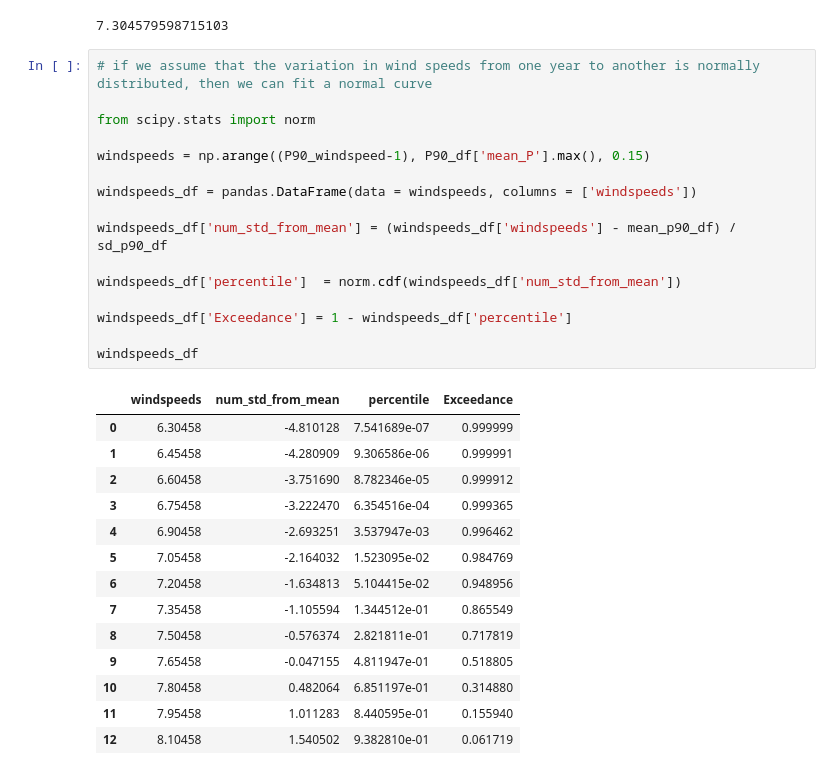
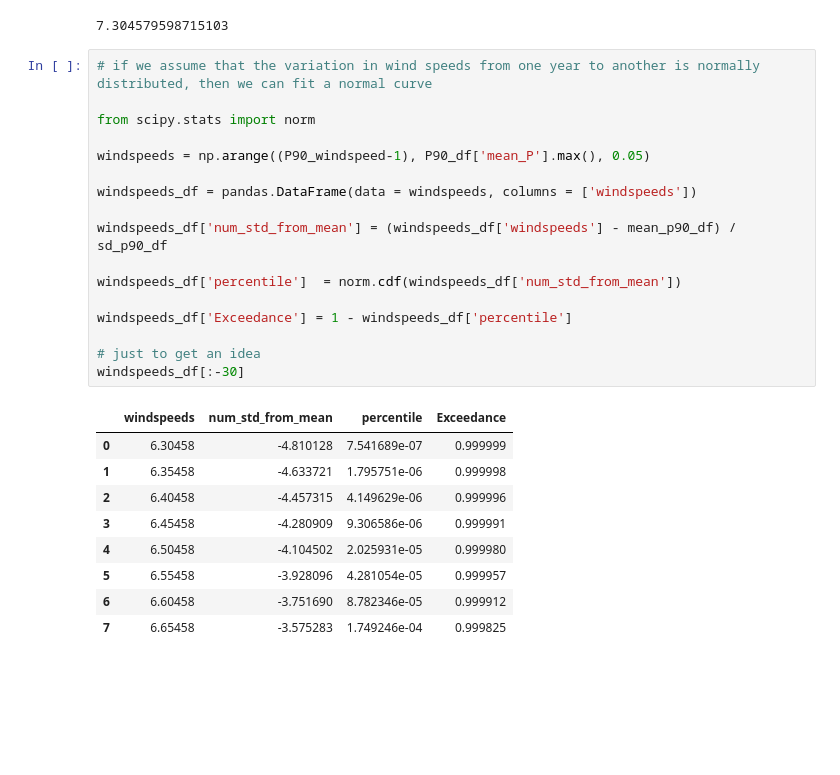
Before and after one commit to sofiagilardini/wind_energy_5, a Jupyter notebook: py3.ipynb, the cells around one changed output. Saved outputs shown, nothing was run; the diff lists cells and outputs as text; blank space fills up the shorter version.

```diff
--- a/py3.ipynb
+++ b/py3.ipynb
@@ -238,31 +228,27 @@ P90_windspeed
 # %%
 # if we assume that the variation in wind speeds from one year to another is normally distributed, then we can fit a normal curve
 
 from scipy.stats import norm
 
-windspeeds = np.arange((P90_windspeed-1), P90_df['mean_P'].max(), 0.15)
+windspeeds = np.arange((P90_windspeed-1), P90_df['mean_P'].max(), 0.05)
 
 windspeeds_df = pandas.DataFrame(data = windspeeds, columns = ['windspeeds'])
 
 windspeeds_df['num_std_from_mean'] = (windspeeds_df['windspeeds'] - mean_p90_df) / sd_p90_df
 
 windspeeds_df['percentile']  = norm.cdf(windspeeds_df['num_std_from_mean'])
 
 windspeeds_df['Exceedance'] = 1 - windspeeds_df['percentile']
 
-windspeeds_df
+# just to get an idea
+windspeeds_df[:-30]
 # %% [output]
 |  | windspeeds | num_std_from_mean | percentile | Exceedance |
 | 0 | 6.30458 | -4.810128 | 7.541689e-07 | 0.999999 |
-| 1 | 6.45458 | -4.280909 | 9.306586e-06 | 0.999991 |
-| 2 | 6.60458 | -3.751690 | 8.782346e-05 | 0.999912 |
-| 3 | 6.75458 | -3.222470 | 6.354516e-04 | 0.999365 |
-| 4 | 6.90458 | -2.693251 | 3.537947e-03 | 0.996462 |
-| 5 | 7.05458 | -2.164032 | 1.523095e-02 | 0.984769 |
-| 6 | 7.20458 | -1.634813 | 5.104415e-02 | 0.948956 |
-| 7 | 7.35458 | -1.105594 | 1.344512e-01 | 0.865549 |
-| 8 | 7.50458 | -0.576374 | 2.821811e-01 | 0.717819 |
-| 9 | 7.65458 | -0.047155 | 4.811947e-01 | 0.518805 |
-| 10 | 7.80458 | 0.482064 | 6.851197e-01 | 0.314880 |
-| 11 | 7.95458 | 1.011283 | 8.440595e-01 | 0.155940 |
-| 12 | 8.10458 | 1.540502 | 9.382810e-01 | 0.061719 |
+| 1 | 6.35458 | -4.633721 | 1.795751e-06 | 0.999998 |
+| 2 | 6.40458 | -4.457315 | 4.149629e-06 | 0.999996 |
+| 3 | 6.45458 | -4.280909 | 9.306586e-06 | 0.999991 |
+| 4 | 6.50458 | -4.104502 | 2.025931e-05 | 0.999980 |
+| 5 | 6.55458 | -3.928096 | 4.281054e-05 | 0.999957 |
+| 6 | 6.60458 | -3.751690 | 8.782346e-05 | 0.999912 |
+| 7 | 6.65458 | -3.575283 | 1.749246e-04 | 0.999825 |
```
Also changed, not shown: parts of 7 cells of this notebook, 4 other files.
